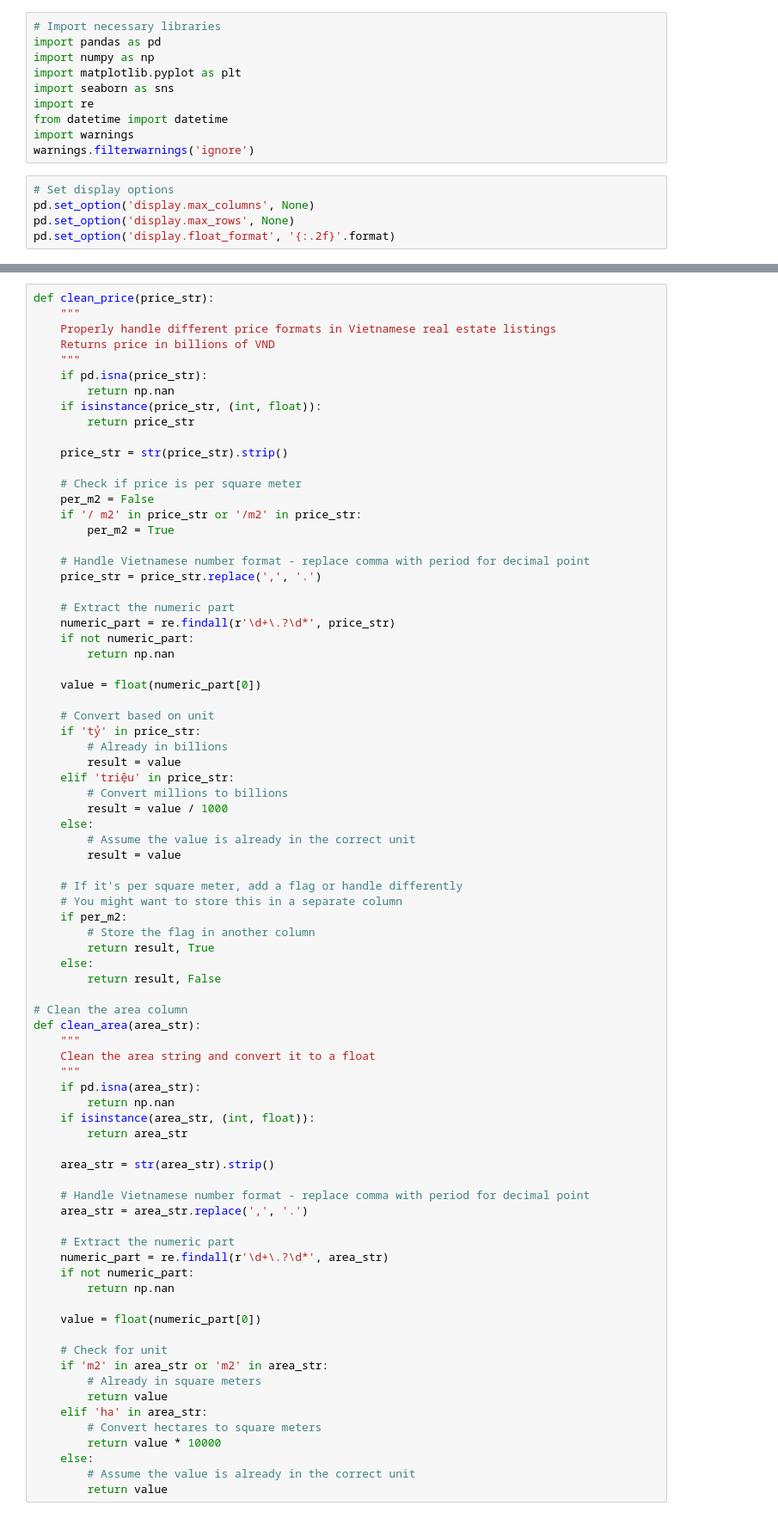
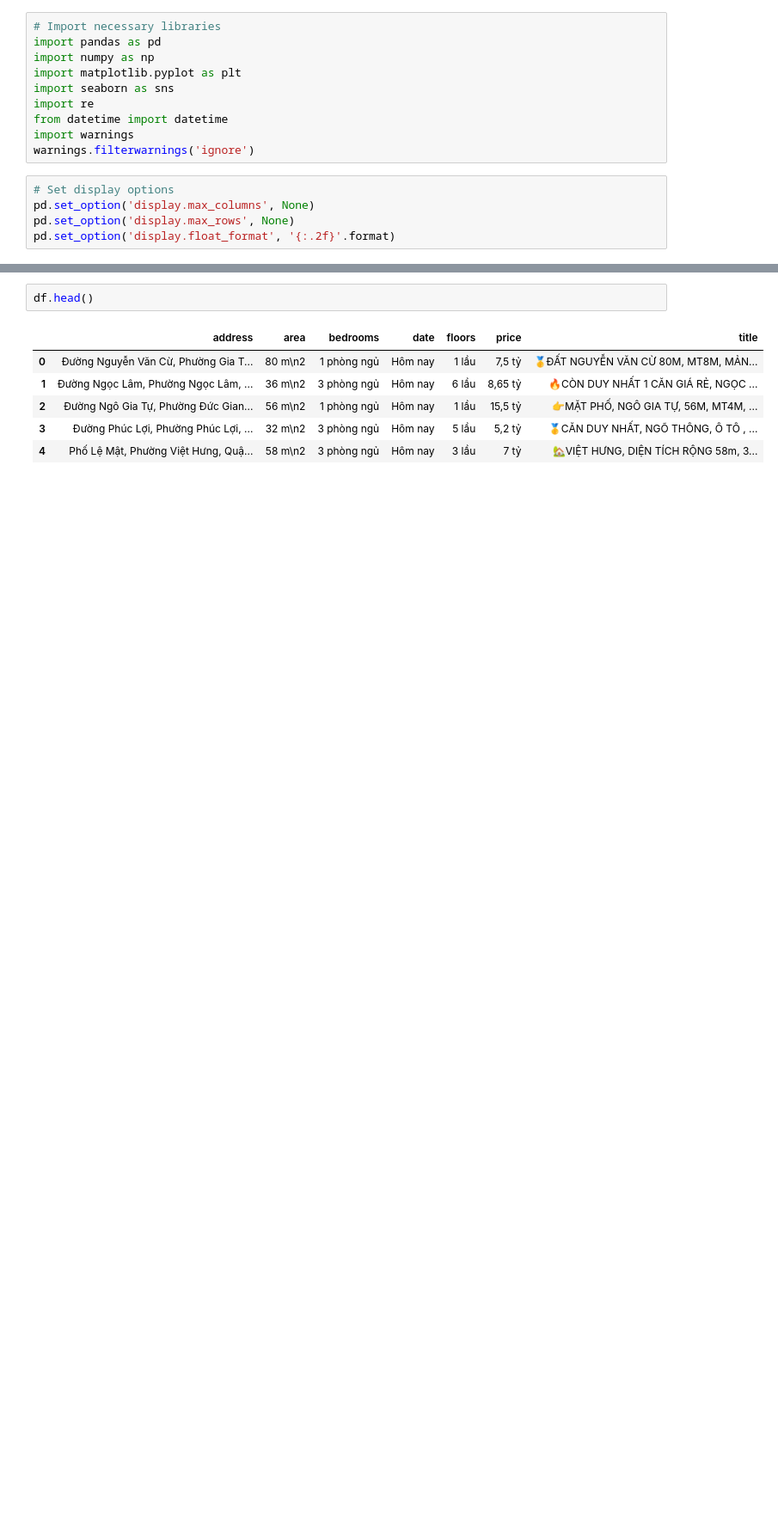
Before and after one commit to DuongDH03/RealEstate-EDA-Modeling, a Jupyter notebook: Data Exploration/Explore-alonhadat.ipynb, the cells around one changed output, grey strips where cells are left out. Shown at 86% size. Drawn from its saved outputs; the diff is of its cells as text; blank space fills up the shorter version.

```diff
--- a/Data Exploration/Explore-alonhadat.ipynb
+++ b/Data Exploration/Explore-alonhadat.ipynb
@@ -105,79 +103,9 @@ Price examples:
 # %%
-def clean_price(price_str):
-    """
-    Properly handle different price formats in Vietnamese real estate listings
-    Returns price in billions of VND
-    """
-    if pd.isna(price_str):
-        return np.nan
-    if isinstance(price_str, (int, float)):
-        return price_str
-
-    price_str = str(price_str).strip()
-
-    # Check if price is per square meter
-    per_m2 = False
-    if '/ m2' in price_str or '/m2' in price_str:
-        per_m2 = True
-
-    # Handle Vietnamese number format - replace comma with period for decimal point
-    price_str = price_str.replace(',', '.')
-
-    # Extract the numeric part
-    numeric_part = re.findall(r'\d+\.?\d*', price_str)
-    if not numeric_part:
-        return np.nan
-
-    value = float(numeric_part[0])
-
-    # Convert based on unit
-    if 'tỷ' in price_str:
-        # Already in billions
-        result = value
-    elif 'triệu' in price_str:
-        # Convert millions to billions
-        result = value / 1000
-    else:
-        # Assume the value is already in the correct unit
-        result = value
-
-    # If it's per square meter, add a flag or handle differently
-    # You might want to store this in a separate column
-    if per_m2:
-        # Store the flag in another column
-        return result, True
-    else:
-        return result, False
-
-# Clean the area column
-def clean_area(area_str):
-    """
-    Clean the area string and convert it to a float
-    """
-    if pd.isna(area_str):
-        return np.nan
-    if isinstance(area_str, (int, float)):
-        return area_str
-
-    area_str = str(area_str).strip()
-
-    # Handle Vietnamese number format - replace comma with period for decimal point
-    area_str = area_str.replace(',', '.')
-
-    # Extract the numeric part
-    numeric_part = re.findall(r'\d+\.?\d*', area_str)
-    if not numeric_part:
-        return np.nan
-
-    value = float(numeric_part[0])
-
-    # Check for unit
-    if 'm2' in area_str or 'm2' in area_str:
-        # Already in square meters
-        return value
-    elif 'ha' in area_str:
-        # Convert hectares to square meters
-        return value * 10000
-    else:
-        # Assume the value is already in the correct unit
-        return value
+df.head()
+# %% [output]
+|  | address | area | bedrooms | date | floors | price | title |
+| 0 | Đường Nguyễn Văn Cừ, Phường Gia T... | 80 m\n2 | 1 phòng ngủ | Hôm nay | 1 lầu | 7,5 tỷ | 🥇ĐẤT NGUYỄN VĂN CỪ 80M, MT8M, MẢN... |
+| 1 | Đường Ngọc Lâm, Phường Ngọc Lâm, ... | 36 m\n2 | 3 phòng ngủ | Hôm nay | 6 lầu | 8,65 tỷ | 🔥CÒN DUY NHẤT 1 CĂN GIÁ RẺ, NGỌC ... |
+| 2 | Đường Ngô Gia Tự, Phường Đức Gian... | 56 m\n2 | 1 phòng ngủ | Hôm nay | 1 lầu | 15,5 tỷ | 👉MẶT PHỐ, NGÔ GIA TỰ, 56M, MT4M, ... |
+| 3 | Đường Phúc Lợi, Phường Phúc Lợi, ... | 32 m\n2 | 3 phòng ngủ | Hôm nay | 5 lầu | 5,2 tỷ | 🥇CĂN DUY NHẤT, NGÕ THÔNG, Ô TÔ , ... |
+| 4 | Phố Lệ Mật, Phường Việt Hưng, Quậ... | 58 m\n2 | 3 phòng ngủ | Hôm nay | 3 lầu | 7 tỷ | 🏡VIỆT HƯNG, DIỆN TÍCH RỘNG 58m, 3... |
```
Also changed, not shown: parts of 25 cells of this notebook.
